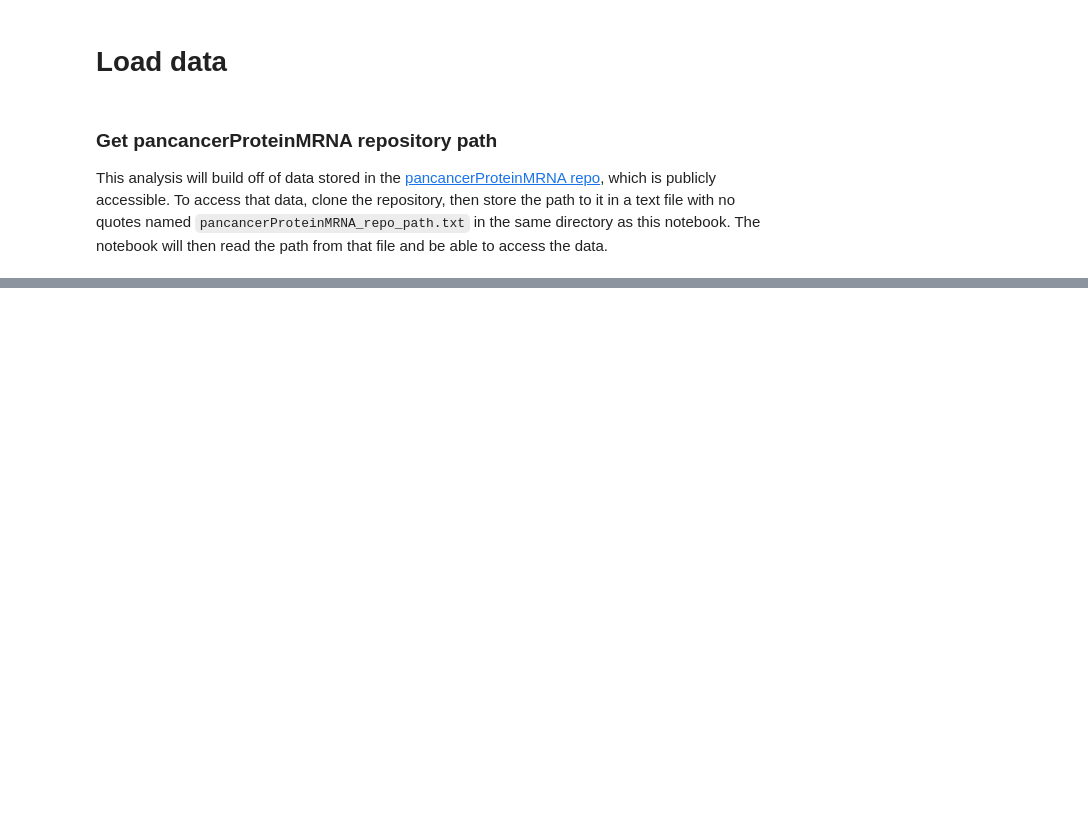
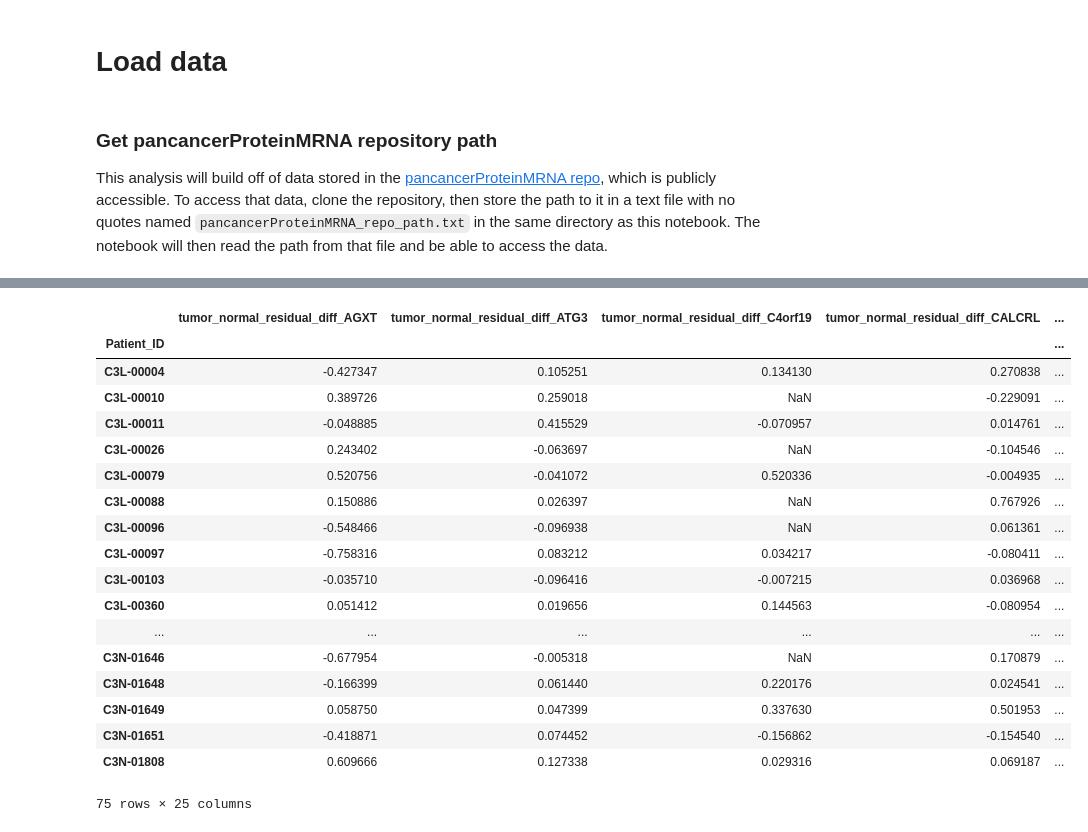
Before and after one commit to caleb-lindgren/deltaCorrML, a Jupyter notebook: load_data.ipynb, the cells around one changed output, grey strips where cells are left out. Drawn from its saved outputs; the diff is of its cells as text; code cells hidden in the pictures; blank space fills up the shorter version.

```diff
--- a/load_data.ipynb
+++ b/load_data.ipynb
@@ -80,0 +31,6 @@ regressions["ccrcc"]
+# %%
+delta_corr_path = os.path.join(pcp_path, "notebook_steps_Spearman", "data", "delta_correlation_df.csv")
+delta_corr = pd.read_csv(delta_corr_path)
+delta_corr = delta_corr.assign(Cancer=delta_corr["Cancer"].str.lower())
+
+delta_corr
@@ -80,0 +115,14 @@ regressions["ccrcc"]
+# %%
+n = 25 # How many highest genes to select
+
+def get_highest_delta_corr(df):
+    df = df.assign(abs_delta_corr=df["Delta_Correlation"].abs())
+    df = df.sort_values(by="abs_delta_corr")
+    return df["Gene"].iloc[-n:].tolist()
+
+highest_delta_genes = delta_corr.\
+groupby("Cancer").\
+apply(get_highest_delta_corr).\
+rename(f"highest_{n}_delta_corr_genes")
+
+highest_delta_genes
@@ -80,0 +137,48 @@ regressions["ccrcc"]
+# %%
+top_genes_residuals_diff = {}
+for cancer_type in cancer_types:
+    res = residuals[cancer_type]
+
+    top_res = res[res["Gene"].isin(highest_delta_genes[cancer_type])].\
+    pivot(
+        index=["Patient_ID", "Gene"],
+        columns="Tissue",
+        values="orth_resid"
+    ).\
+    dropna(axis=0, how="any").\
+    reset_index(drop=False)
+
+    top_res = top_res.\
+    assign(tumor_normal_residual_diff=top_res["Tumor"] - top_res["Normal"]).\
+    pivot(
+        index="Patient_ID",
+        columns="Gene",
+        values="tumor_normal_residual_diff",
+    ).\
+    add_prefix("tumor_normal_residual_diff_")
+
+    top_res.columns.name = None
+
+    top_genes_residuals_diff[cancer_type] = top_res
+
+top_genes_residuals_diff["ccrcc"]
+# %% [output]
+|  | tumor_normal_residual_diff_AGXT | tumor_normal_residual_diff_ATG3 | tumor_normal_residual_diff_C4orf19 | tumor_normal_residual_diff_CALCRL | ... |
+| Patient_ID |  |  |  |  | ... |
+| C3L-00004 | -0.427347 | 0.105251 | 0.134130 | 0.270838 | ... |
+| C3L-00010 | 0.389726 | 0.259018 | NaN | -0.229091 | ... |
+| C3L-00011 | -0.048885 | 0.415529 | -0.070957 | 0.014761 | ... |
+| C3L-00026 | 0.243402 | -0.063697 | NaN | -0.104546 | ... |
+| C3L-00079 | 0.520756 | -0.041072 | 0.520336 | -0.004935 | ... |
+| C3L-00088 | 0.150886 | 0.026397 | NaN | 0.767926 | ... |
+| C3L-00096 | -0.548466 | -0.096938 | NaN | 0.061361 | ... |
+| C3L-00097 | -0.758316 | 0.083212 | 0.034217 | -0.080411 | ... |
+| C3L-00103 | -0.035710 | -0.096416 | -0.007215 | 0.036968 | ... |
+| C3L-00360 | 0.051412 | 0.019656 | 0.144563 | -0.080954 | ... |
+| ... | ... | ... | ... | ... | ... |
+| C3N-01646 | -0.677954 | -0.005318 | NaN | 0.170879 | ... |
+| C3N-01648 | -0.166399 | 0.061440 | 0.220176 | 0.024541 | ... |
+| C3N-01649 | 0.058750 | 0.047399 | 0.337630 | 0.501953 | ... |
+| C3N-01651 | -0.418871 | 0.074452 | -0.156862 | -0.154540 | ... |
+| C3N-01808 | 0.609666 | 0.127338 | 0.029316 | 0.069187 | ... |
+75 rows × 25 columns
```
Also changed, not shown: parts of 26 cells of this notebook.
